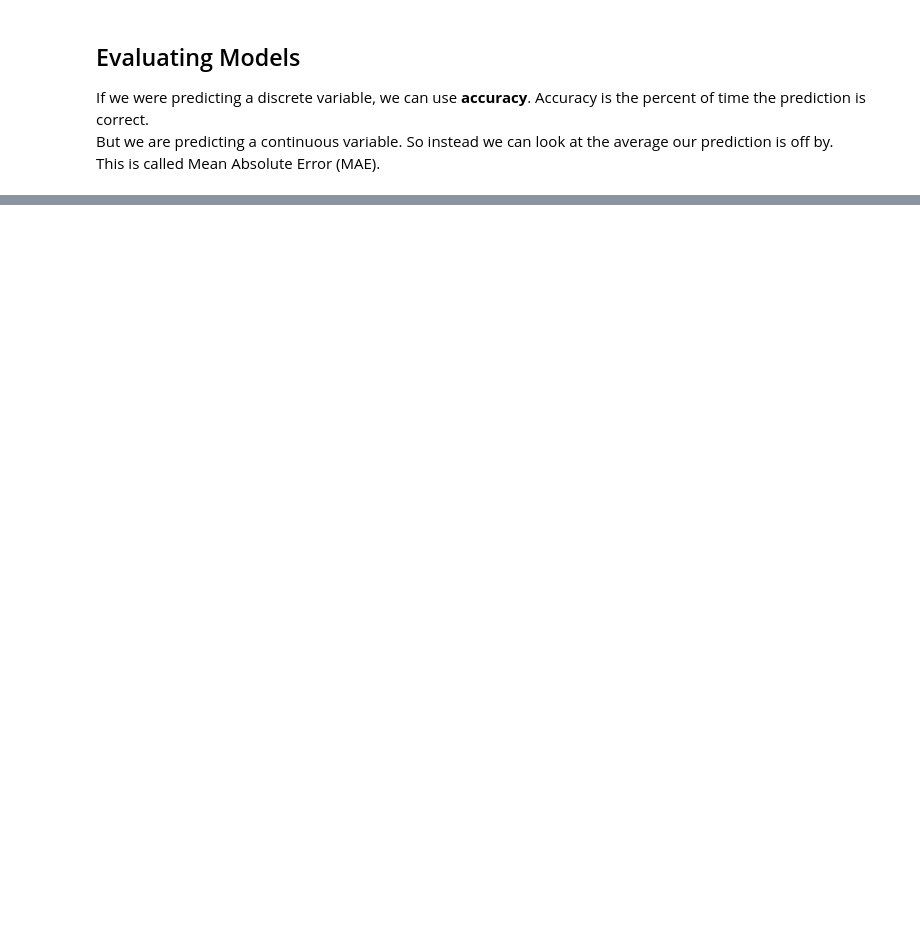
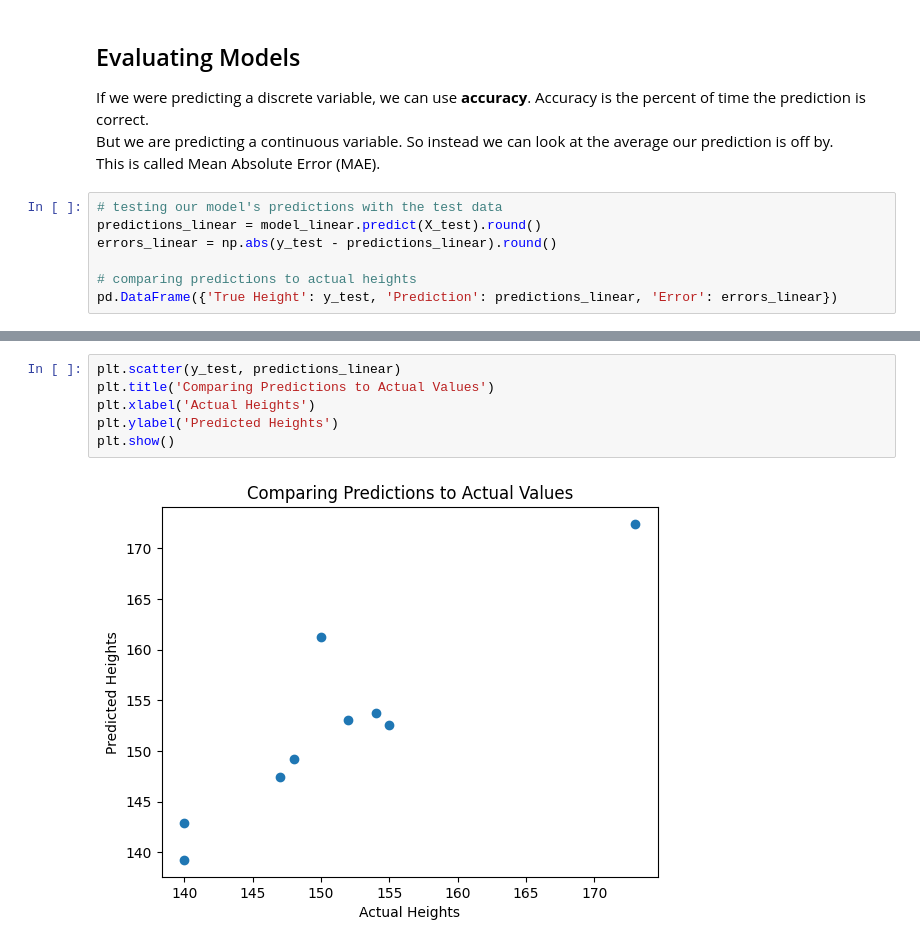
Before and after one commit to sayhellojoel/grade78pythonmath, a Jupyter notebook: Class 3.ipynb, the cells around one changed output, grey strips where cells are left out. Cells and saved outputs as stored; diff of their text form; blank space fills up the shorter version.

```diff
--- a/Class 3.ipynb
+++ b/Class 3.ipynb
@@ -108,3 +141,10 @@ plt.show()
 If we were predicting a discrete variable, we can use <b>accuracy</b>. Accuracy is the percent of time the prediction is correct.
 But we are predicting a continuous variable. So instead we can look at the average our prediction is off by.
 This is called Mean Absolute Error (MAE).
+# %%
+# testing our model's predictions with the test data
+predictions_linear = model_linear.predict(X_test).round()
+errors_linear = np.abs(y_test - predictions_linear).round()
+
+# comparing predictions to actual heights
+pd.DataFrame({'True Height': y_test, 'Prediction': predictions_linear, 'Error': errors_linear})
@@ -111 +162,9 @@ This is called Mean Absolute Error (MAE).
+# %%
+plt.scatter(y_test, predictions_linear)
+plt.title('Comparing Predictions to Actual Values')
+plt.xlabel('Actual Heights')
+plt.ylabel('Predicted Heights')
+plt.show()
+# %% [output]
+[figure, added]
 # %%
```
Also changed, not shown: parts of 13 cells of this notebook.
